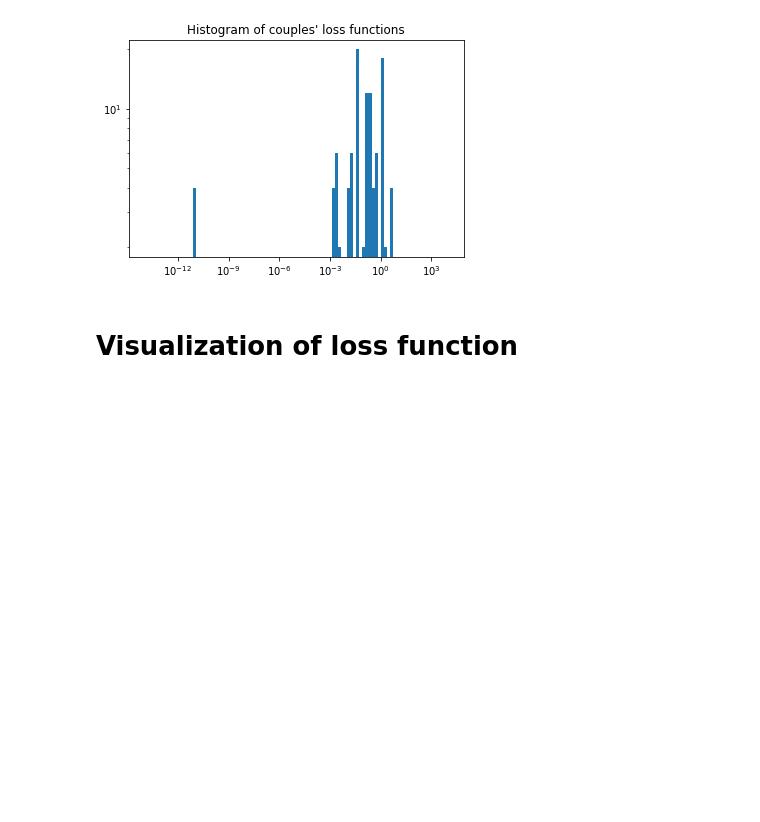
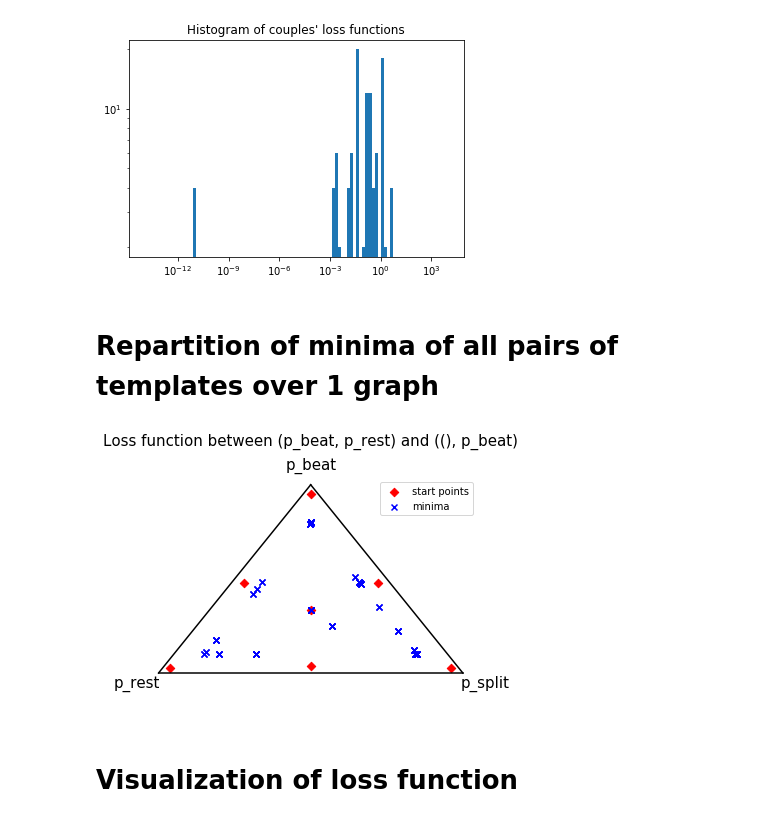
Before and after one commit to lucieperrotta/DCML, a Jupyter notebook: Pipeline.ipynb, the cells around one changed output. Saved outputs shown, nothing was run; the diff lists cells and outputs as text; code cells hidden in the pictures; blank space fills up the shorter version.

Commit message:
All minima on 1 graph

```diff
--- a/Pipeline.ipynb
+++ b/Pipeline.ipynb
@@ -503,6 +503,37 @@ plt.title("Histogram of couples' loss functions")
 plt.show()
 # %% [output]
 [figure]
+# %% [markdown]
+# Repartition of minima of all pairs of templates over 1 graph
+# %%
+#Graph for the loss function
+import ternary
+from ternary.helpers import simplex_iterator
+
+def plot_all_templates(template_pairs, scale=40):
+    '''
+    Function plotting the minimas of all pairs of templates
+    '''
+
+    figure, tax = ternary.figure(scale=scale)
+    tax.boundary()
+    tax.scatter([tuple([scale*y for y in x]) for x in start_points.values()], color='red', marker="D", label='start points') # plot start points
+    tax.scatter([scale*x.get('x') for x in template_pairs.values()], color='blue', marker='x', label='minima') # plot minimas
+
+    tax.legend()
+    fontsize = 15
+    tax.set_title(f"Loss function between {template1} and {template2}", fontsize=fontsize,y=1.12)
+    tax.left_corner_label("p_rest", fontsize=fontsize)
+    tax.right_corner_label("p_split", fontsize=fontsize)
+    tax.top_corner_label("p_beat", fontsize=fontsize)
+    plt.axis('off')
+    plt.savefig(f"graphs/loss/loss_{template1}_{template2}", dpi=400, bbox_inches='tight')
+    plt.plot()
+    plt.show()
+
+plot_all_templates(template_pairs, scale=40)
+# %% [output]
+[figure, added]
 # %% [markdown]
 # Visualization of loss function
 # %% [markdown]
```
Also changed, not shown: parts of 2 cells of this notebook.
